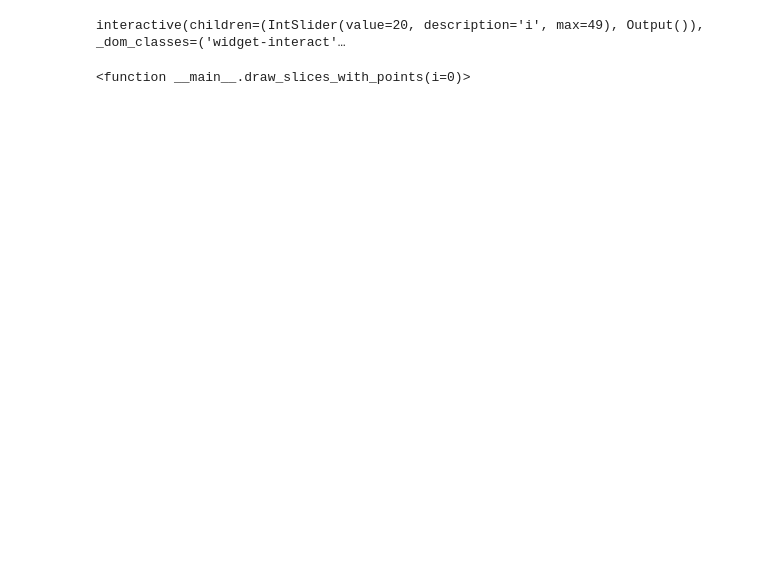
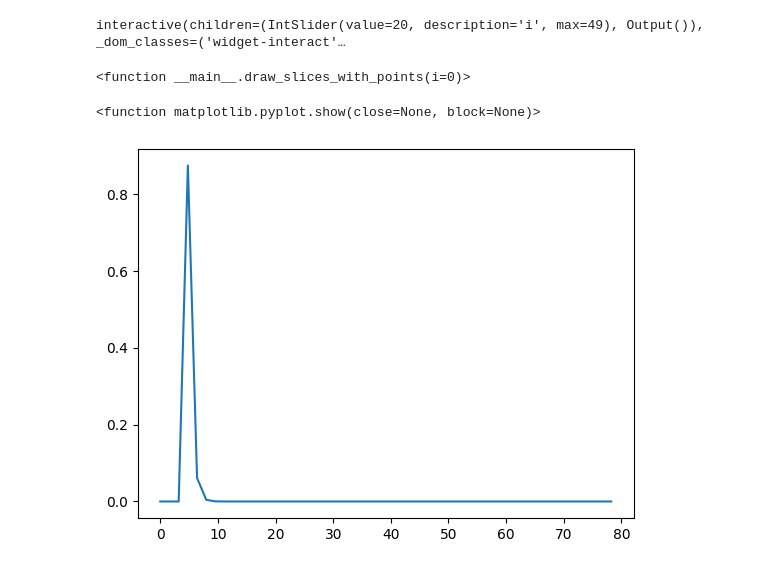
Before and after one commit to qqgjyx/MATH-Group, a Jupyter notebook: main.ipynb, the cells around one changed output. Saved outputs shown, nothing was run; the diff lists cells and outputs as text; code cells hidden in the pictures; blank space fills up the shorter version.

```diff
--- a/main.ipynb
+++ b/main.ipynb
@@ -458,3 +458,41 @@ interact(draw_slices_with_points, i=IntSlider(min=0, max=49, step=1, value=20))
 # %% [output]
 interactive(children=(IntSlider(value=20, description='i', max=49), Output()), _dom_classes=('widget-interact'…
 <function __main__.draw_slices_with_points(i=0)>
+# %%
+# Define the gamma variate function (GVF) according to your parameters
+def gamma_variate_function(t, A1, alpha1, sigma1, t1):
+    return (1 / A1) * ((t - t1) ** alpha1) * np.exp(-(t - t1) / sigma1) if t >= t1 else 0
+
+# Estimated parameters (example values, you need to calculate these from your data)
+td = 5
+# Estimated from your dataa
+alpha1 = 0   # Estimated from your dataa
+beta1 = 0.12 # Given
+t1 = td*(1-beta1)
+sigma1 = t1 * beta1 / (1-beta1)
+A1 = sigma1**(1+alpha1) * gamma(1+alpha1)   #
+
+time = read_point4time(*tissue_pixel)
+
+# Apply the GVF to your time vector
+ha_t = []
+
+for t in time:
+    ha_t.append(gamma_variate_function(t, A1,alpha1,sigma1,t1))
+
+# Your AIFa(t) data (replace this with your actual data)
+AIFa_t = AIFa_t  # Example data
+
+# Convolve AIFa(t) with ha(t) to get AIFt(t)
+AIFt_t = convolve(AIFa_t, ha_t)
+
+# Since the convolution extends beyond the original signal length, you may want to trim it
+AIFt_t = AIFt_t[:len(time)]
+
+# Now AIFt_t contains the arterial input function at the tissue of interest
+# %%
+plt.plot(time, ha_t)
+plt.show
+# %% [output]
+<function matplotlib.pyplot.show(close=None, block=None)>
+[figure, added]
```
Also changed, not shown: parts of 12 cells of this notebook.
